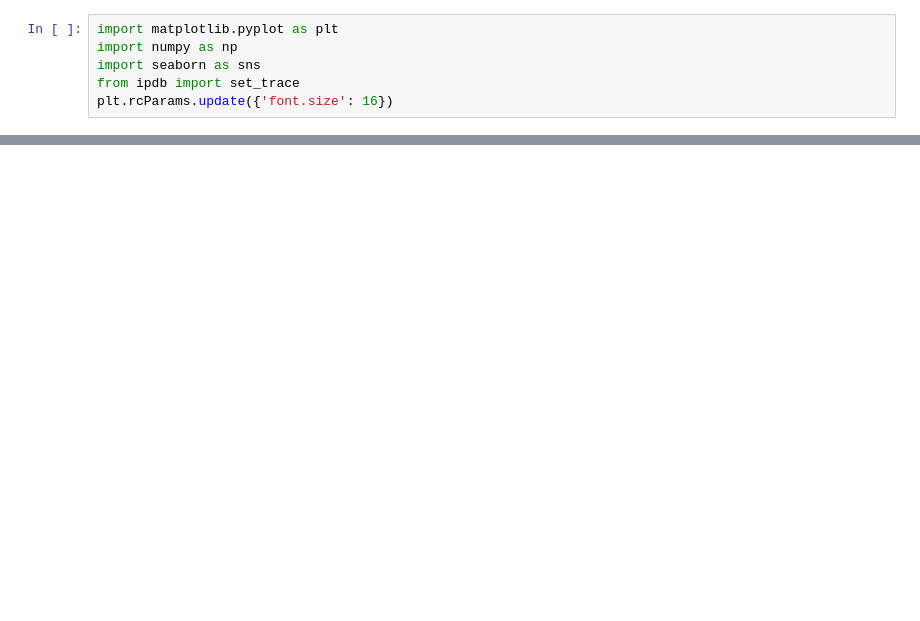
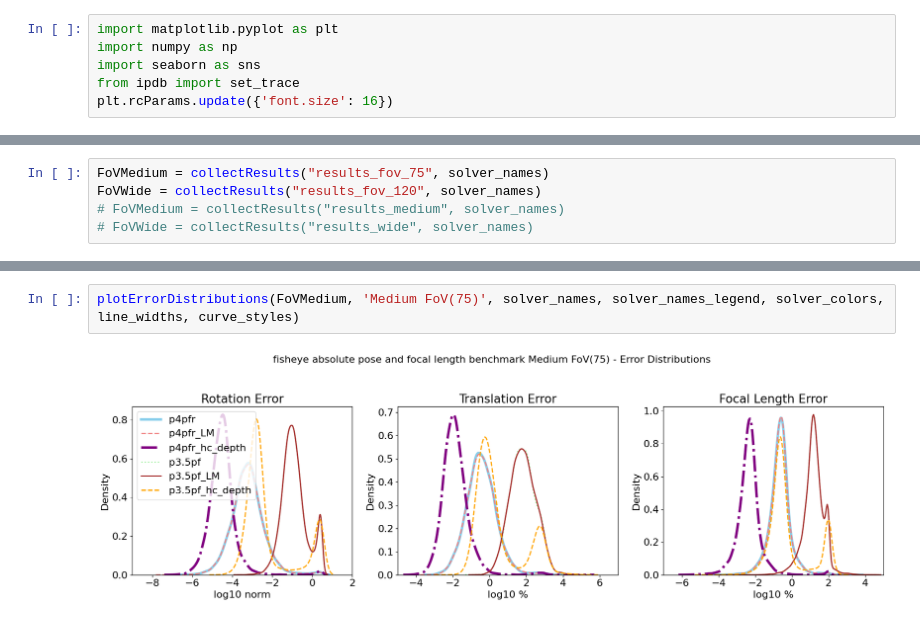
Before and after one commit to XinnnyueZhang/PoseLib, a Jupyter notebook: visualResults.ipynb, the cells around one changed output, grey strips where cells are left out. Cells and saved outputs as stored; diff of their text form; blank space fills up the shorter version.

```diff
--- a/visualResults.ipynb
+++ b/visualResults.ipynb
@@ -68 +76,6 @@ for solver_id in range(len(solver_names)):
+# %%
+FoVMedium = collectResults("results_fov_75", solver_names)
+FoVWide = collectResults("results_fov_120", solver_names)
+# FoVMedium = collectResults("results_medium", solver_names)
+# FoVWide = collectResults("results_wide", solver_names)
 # %%
@@ -103,0 +123,4 @@ plt.show()
+# %%
+plotErrorDistributions(FoVMedium, 'Medium FoV(75)', solver_names, solver_names_legend, solver_colors, line_widths, curve_styles)
+# %% [output]
+[figure, added]
```
Also changed, not shown: parts of 5 cells of this notebook, 6 other files.
